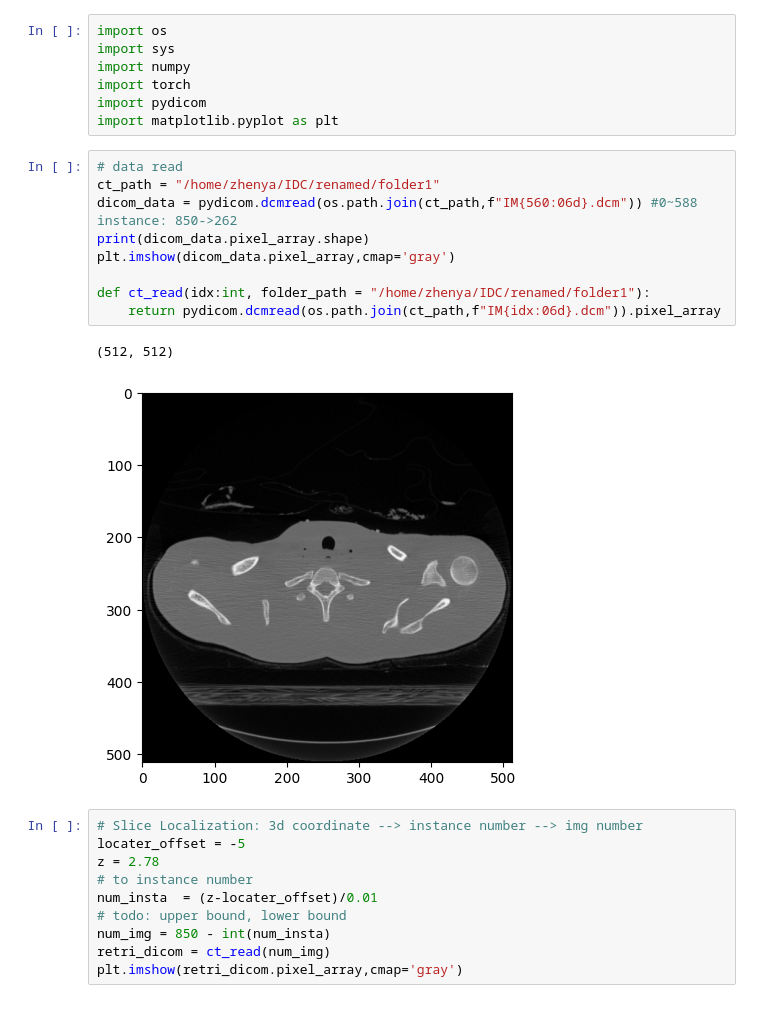
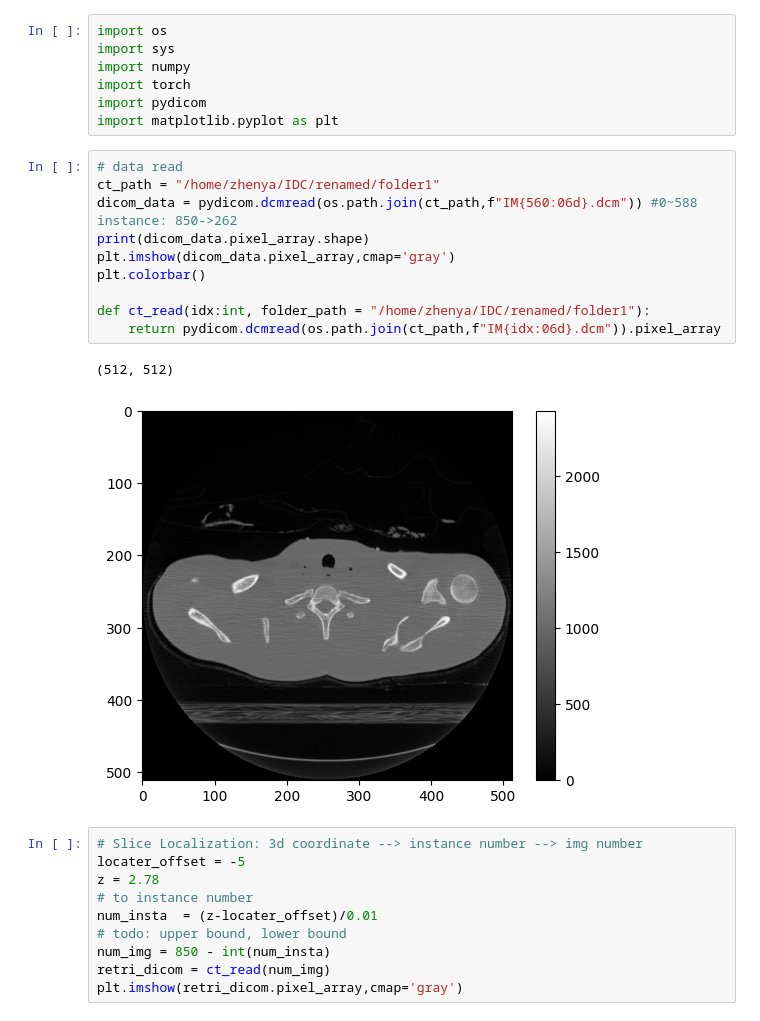
Before and after one commit to Huster-YZY/LOD-GS, a Jupyter notebook: ct_retrieval/retrieval.ipynb, the cells around one changed output. Saved outputs shown, nothing was run; the diff lists cells and outputs as text.

```diff
--- a/ct_retrieval/retrieval.ipynb
+++ b/ct_retrieval/retrieval.ipynb
@@ -24,15 +24,16 @@ import matplotlib.pyplot as plt
 # %%
 # data read
 ct_path = "/home/zhenya/IDC/renamed/folder1"
 dicom_data = pydicom.dcmread(os.path.join(ct_path,f"IM{560:06d}.dcm")) #0~588 instance: 850->262
 print(dicom_data.pixel_array.shape)
 plt.imshow(dicom_data.pixel_array,cmap='gray')
+plt.colorbar()
 
 def ct_read(idx:int, folder_path = "/home/zhenya/IDC/renamed/folder1"):
     return pydicom.dcmread(os.path.join(ct_path,f"IM{idx:06d}.dcm")).pixel_array
 # %% [output]
 (512, 512)
-[figure, old version]
+[figure, new version]
 # %%
 # Slice Localization: 3d coordinate --> instance number --> img number
 locater_offset = -5
```
Also changed, not shown: 1 other file.
